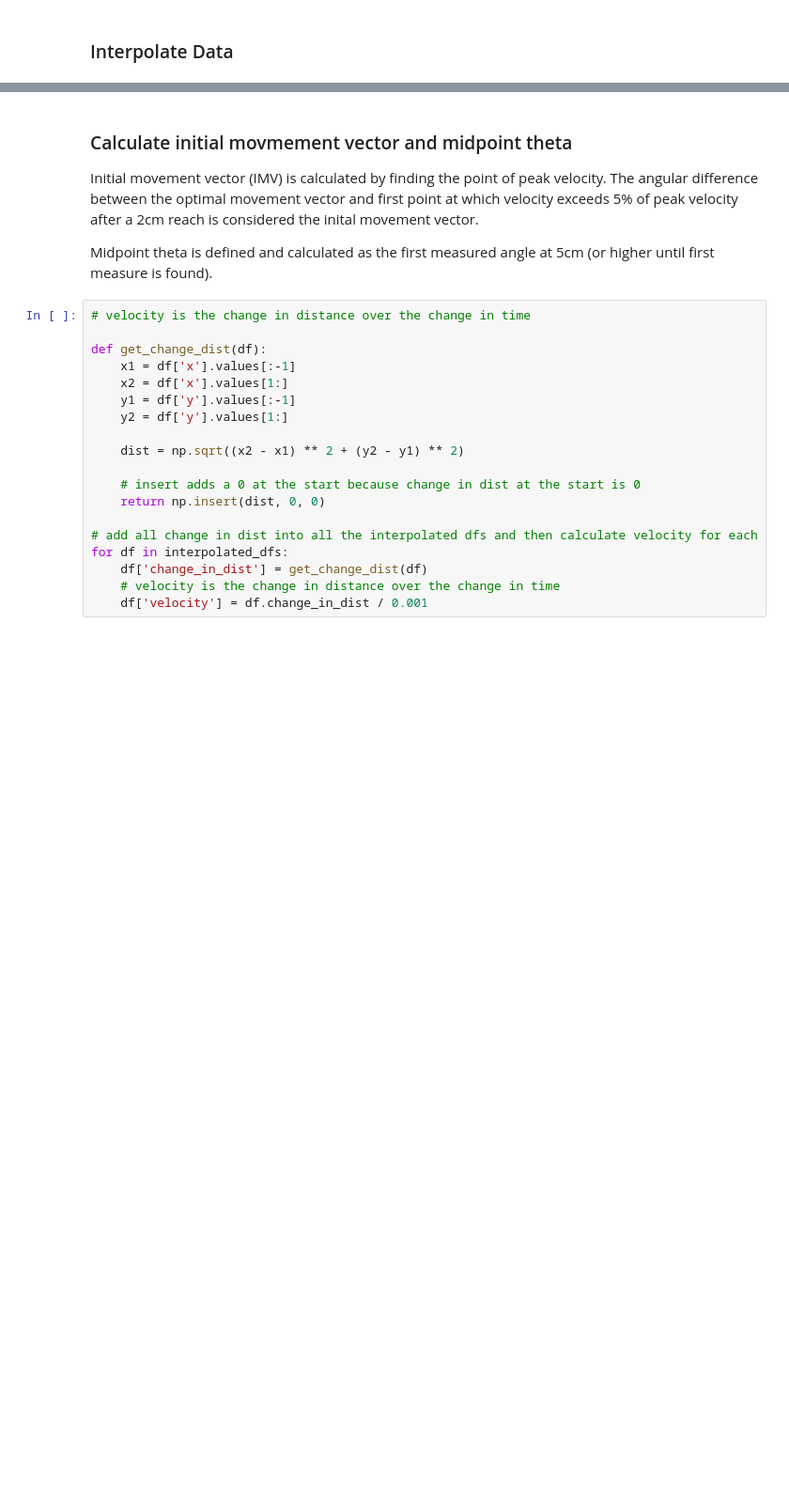
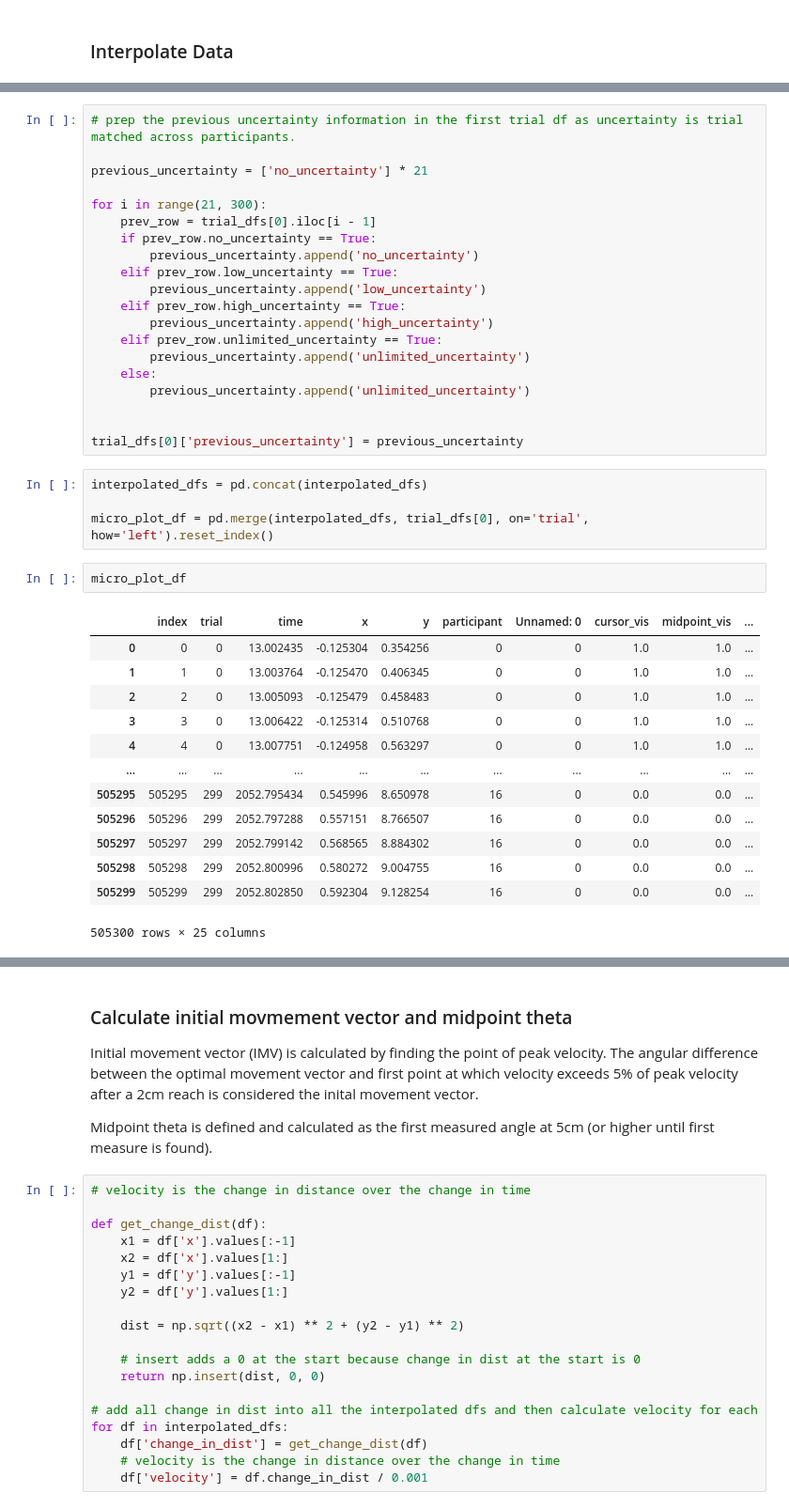
Before and after one commit to DhruvaDave8/mq_honours_2023_final, a Jupyter notebook: vma_general/dhruva/analysis/m1_initial_movement_vector.ipynb, the cells around one changed output, grey strips where cells are left out. Shown at 94% size. Saved outputs shown, nothing was run; the diff lists cells and outputs as text; blank space fills up the shorter version.

```diff
--- a/vma_general/dhruva/analysis/m1_initial_movement_vector.ipynb
+++ b/vma_general/dhruva/analysis/m1_initial_movement_vector.ipynb
@@ -59,0 +107,40 @@ n_backward_reaches
+# %%
+# prep the previous uncertainty information in the first trial df as uncertainty is trial matched across participants.
+
+previous_uncertainty = ['no_uncertainty'] * 21
+
+for i in range(21, 300):
+    prev_row = trial_dfs[0].iloc[i - 1]
+    if prev_row.no_uncertainty == True:
+        previous_uncertainty.append('no_uncertainty')
+    elif prev_row.low_uncertainty == True:
+        previous_uncertainty.append('low_uncertainty')
+    elif prev_row.high_uncertainty == True:
+        previous_uncertainty.append('high_uncertainty')
+    elif prev_row.unlimited_uncertainty == True:
+        previous_uncertainty.append('unlimited_uncertainty')
+    else:
+        previous_uncertainty.append('unlimited_uncertainty')
+
+
+trial_dfs[0]['previous_uncertainty'] = previous_uncertainty
+# %%
+interpolated_dfs = pd.concat(interpolated_dfs)
+
+micro_plot_df = pd.merge(interpolated_dfs, trial_dfs[0], on='trial', how='left').reset_index()
+# %%
+micro_plot_df
+# %% [output]
+|  | index | trial | time | x | y | participant | Unnamed: 0 | cursor_vis | midpoint_vis | ... |
+| 0 | 0 | 0 | 13.002435 | -0.125304 | 0.354256 | 0 | 0 | 1.0 | 1.0 | ... |
+| 1 | 1 | 0 | 13.003764 | -0.125470 | 0.406345 | 0 | 0 | 1.0 | 1.0 | ... |
+| 2 | 2 | 0 | 13.005093 | -0.125479 | 0.458483 | 0 | 0 | 1.0 | 1.0 | ... |
+| 3 | 3 | 0 | 13.006422 | -0.125314 | 0.510768 | 0 | 0 | 1.0 | 1.0 | ... |
+| 4 | 4 | 0 | 13.007751 | -0.124958 | 0.563297 | 0 | 0 | 1.0 | 1.0 | ... |
+| ... | ... | ... | ... | ... | ... | ... | ... | ... | ... | ... |
+| 505295 | 505295 | 299 | 2052.795434 | 0.545996 | 8.650978 | 16 | 0 | 0.0 | 0.0 | ... |
+| 505296 | 505296 | 299 | 2052.797288 | 0.557151 | 8.766507 | 16 | 0 | 0.0 | 0.0 | ... |
+| 505297 | 505297 | 299 | 2052.799142 | 0.568565 | 8.884302 | 16 | 0 | 0.0 | 0.0 | ... |
+| 505298 | 505298 | 299 | 2052.800996 | 0.580272 | 9.004755 | 16 | 0 | 0.0 | 0.0 | ... |
+| 505299 | 505299 | 299 | 2052.802850 | 0.592304 | 9.128254 | 16 | 0 | 0.0 | 0.0 | ... |
+505300 rows × 25 columns
```
Also changed, not shown: parts of 21 cells of this notebook, 2 other files.
